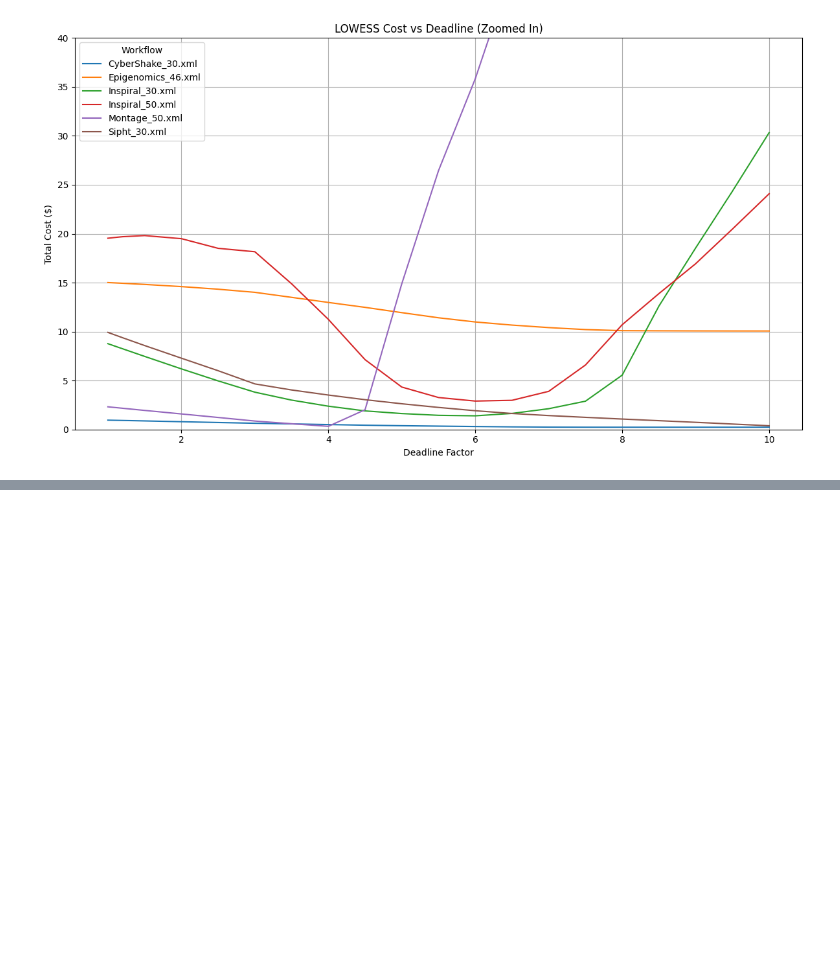
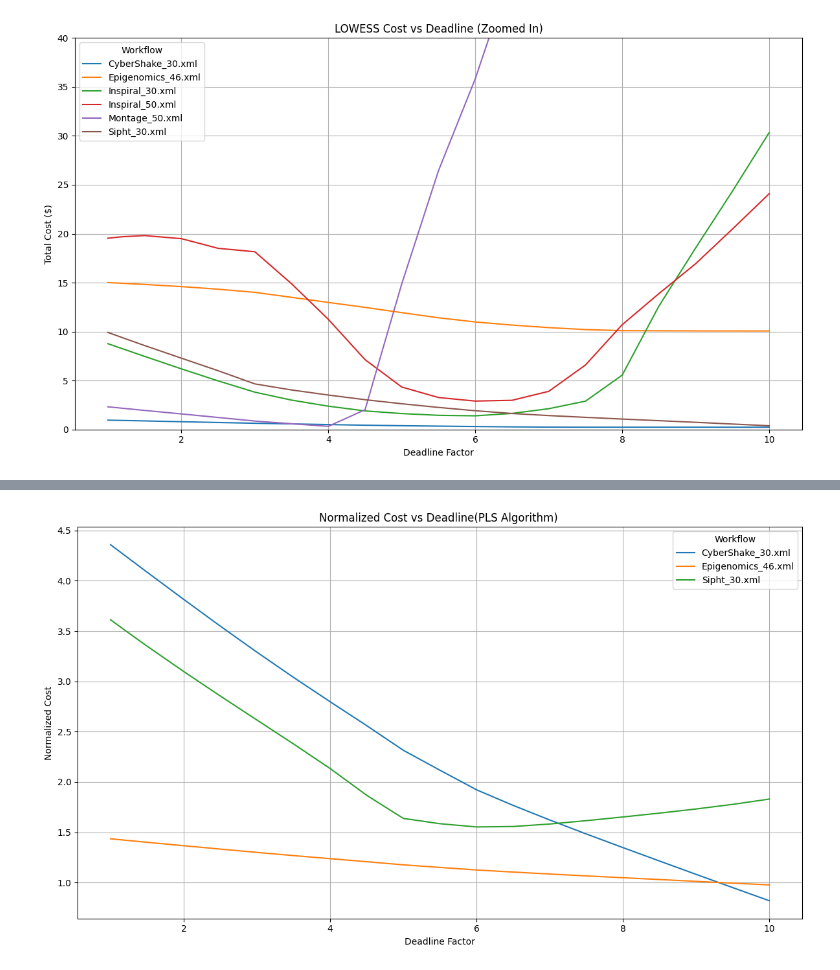
Before and after one commit to MauryaSamanta/workflow-scheduler, a Jupyter notebook: workflow/file.ipynb, the cells around one changed output, grey strips where cells are left out. Cells and saved outputs as stored; diff of their text form; code cells hidden in the pictures; blank space fills up the shorter version.

```diff
--- a/workflow/file.ipynb
+++ b/workflow/file.ipynb
@@ -350,0 +390,38 @@ plt.show()
+# %%
+df_PLS=pd.read_csv("workflow-wise-costs-PLS-V1.csv") ##now used PLS model
+# %%
+plt.figure(figsize=(12, 7))
+
+excluded_workflows = {"Inspiral_30.xml", "Inspiral_50.xml", "Montage_50.xml"}
+
+for workflow in df_PLS["Workflow"].unique():
+    if workflow in excluded_workflows:
+        continue
+
+    workflow_df = df_PLS[df_PLS["Workflow"] == workflow].sort_values("Deadline")
+
+    if len(workflow_df) < 5:
+        continue
+
+    # Normalize cost
+    min_cost = workflow_df["Cost"].min()
+    workflow_df["NormalizedCost"] = workflow_df["Cost"] / min_cost
+
+    # LOWESS smoothing on normalized cost
+    smoothed = sm.nonparametric.lowess(
+        endog=workflow_df["NormalizedCost"],
+        exog=workflow_df["Deadline"],
+        frac=0.9
+    )
+
+    plt.plot(smoothed[:, 0], smoothed[:, 1], label=workflow)
+
+plt.xlabel("Deadline Factor")
+plt.ylabel("Normalized Cost")
+plt.title("Normalized Cost vs Deadline(PLS Algorithm) ")
+plt.grid(True)
+plt.legend(title="Workflow")
+plt.tight_layout()
+plt.show()
+# %% [output]
+[figure, added]
```
Also changed, not shown: parts of 8 cells of this notebook, 10 other files.
